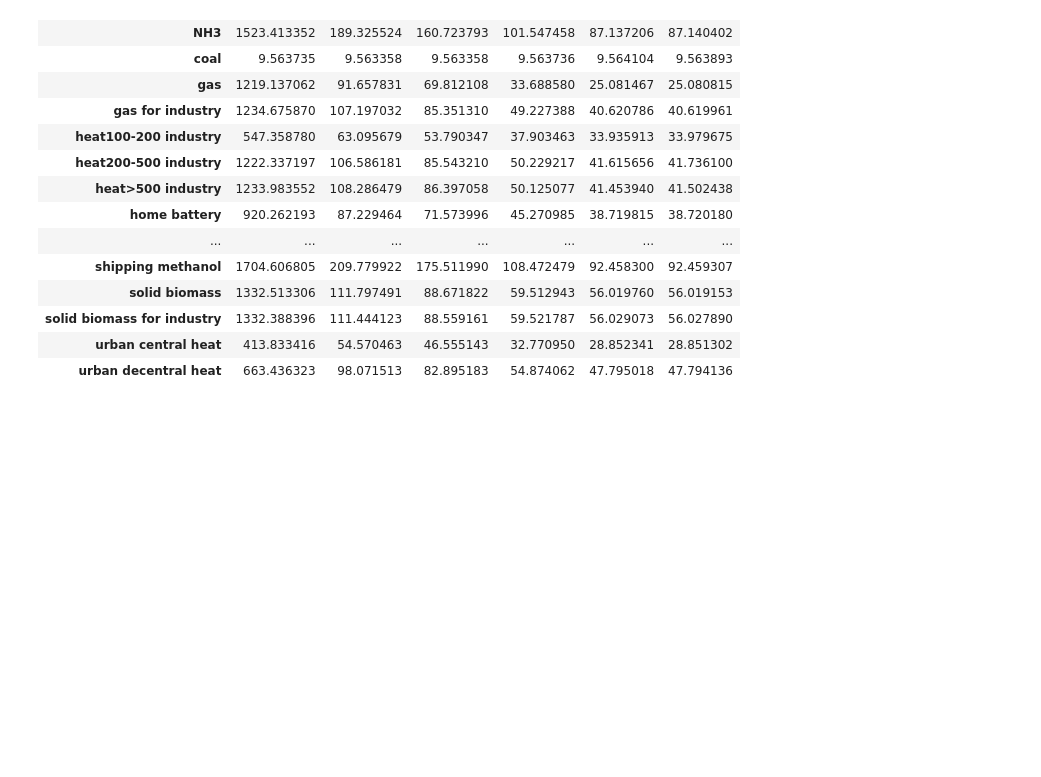
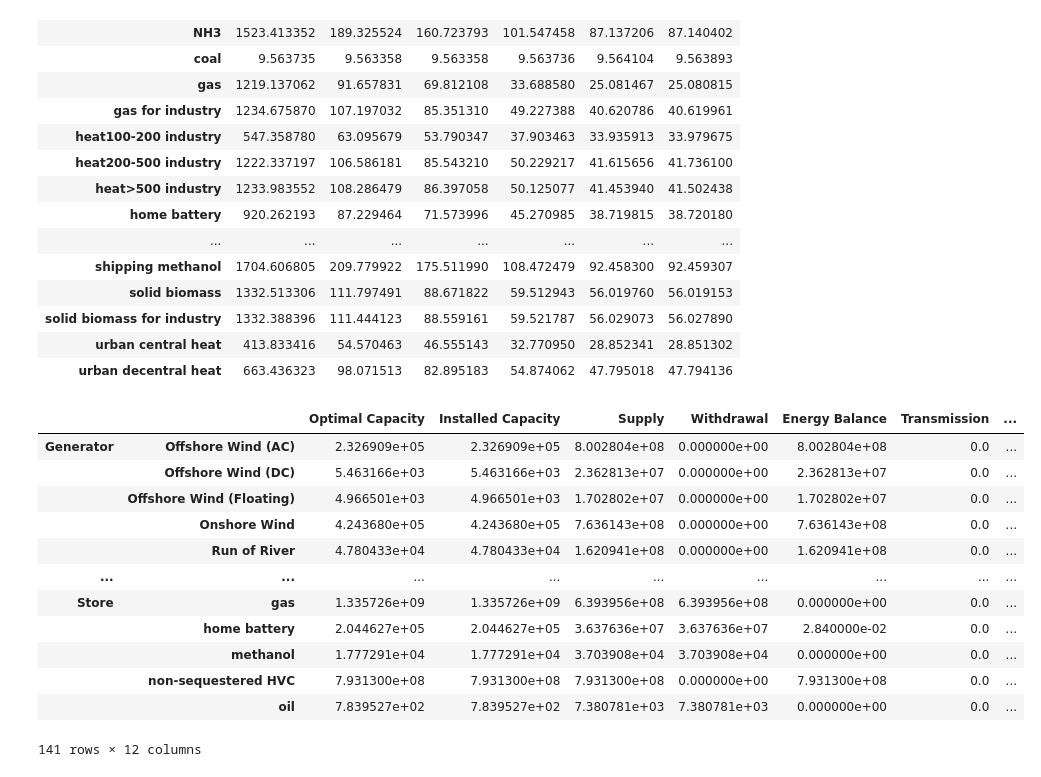
Before and after one commit to LukasFrankenQ/resilient-pypsa-eur, a Jupyter notebook: notebooks/plot_gas_usage.ipynb, the cells around one changed output. Cells and saved outputs as stored; diff of their text form; code cells hidden in the pictures; blank space fills up the shorter version.

```diff
--- a/notebooks/plot_gas_usage.ipynb
+++ b/notebooks/plot_gas_usage.ipynb
@@ -509,3 +595,19 @@ mp.loc[mp.index.intersection(price_carriers)].min()
 | solid biomass for industry | 1332.388396 | 111.444123 | 88.559161 | 59.521787 | 56.029073 | 56.027890 |
 | urban central heat | 413.833416 | 54.570463 | 46.555143 | 32.770950 | 28.852341 | 28.851302 |
 | urban decentral heat | 663.436323 | 98.071513 | 82.895183 | 54.874062 | 47.795018 | 47.794136 |
+# %%
+n.statistics()
+# %% [output]
+|  |  | Optimal Capacity | Installed Capacity | Supply | Withdrawal | Energy Balance | Transmission | ... |
+| Generator | Offshore Wind (AC) | 2.326909e+05 | 2.326909e+05 | 8.002804e+08 | 0.000000e+00 | 8.002804e+08 | 0.0 | ... |
+|  | Offshore Wind (DC) | 5.463166e+03 | 5.463166e+03 | 2.362813e+07 | 0.000000e+00 | 2.362813e+07 | 0.0 | ... |
+|  | Offshore Wind (Floating) | 4.966501e+03 | 4.966501e+03 | 1.702802e+07 | 0.000000e+00 | 1.702802e+07 | 0.0 | ... |
+|  | Onshore Wind | 4.243680e+05 | 4.243680e+05 | 7.636143e+08 | 0.000000e+00 | 7.636143e+08 | 0.0 | ... |
+|  | Run of River | 4.780433e+04 | 4.780433e+04 | 1.620941e+08 | 0.000000e+00 | 1.620941e+08 | 0.0 | ... |
+| ... | ... | ... | ... | ... | ... | ... | ... | ... |
+| Store | gas | 1.335726e+09 | 1.335726e+09 | 6.393956e+08 | 6.393956e+08 | 0.000000e+00 | 0.0 | ... |
+|  | home battery | 2.044627e+05 | 2.044627e+05 | 3.637636e+07 | 3.637636e+07 | 2.840000e-02 | 0.0 | ... |
+|  | methanol | 1.777291e+04 | 1.777291e+04 | 3.703908e+04 | 3.703908e+04 | 0.000000e+00 | 0.0 | ... |
+|  | non-sequestered HVC | 7.931300e+08 | 7.931300e+08 | 7.931300e+08 | 0.000000e+00 | 7.931300e+08 | 0.0 | ... |
+|  | oil | 7.839527e+02 | 7.839527e+02 | 7.380781e+03 | 7.380781e+03 | 0.000000e+00 | 0.0 | ... |
+141 rows × 12 columns
```
Also changed, not shown: parts of 9 cells of this notebook, 3 other files.
